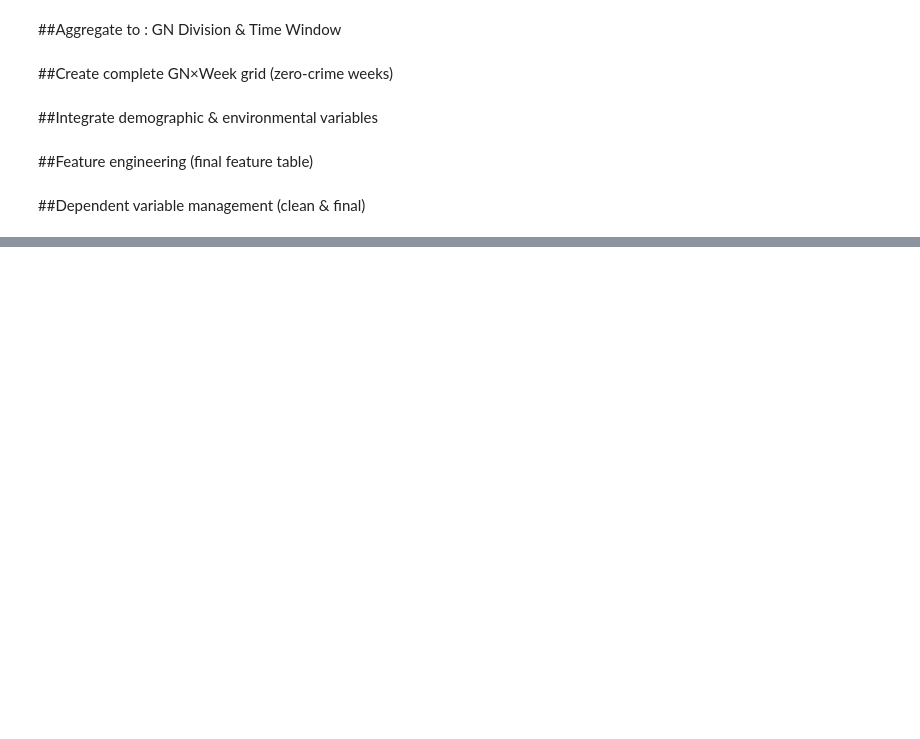
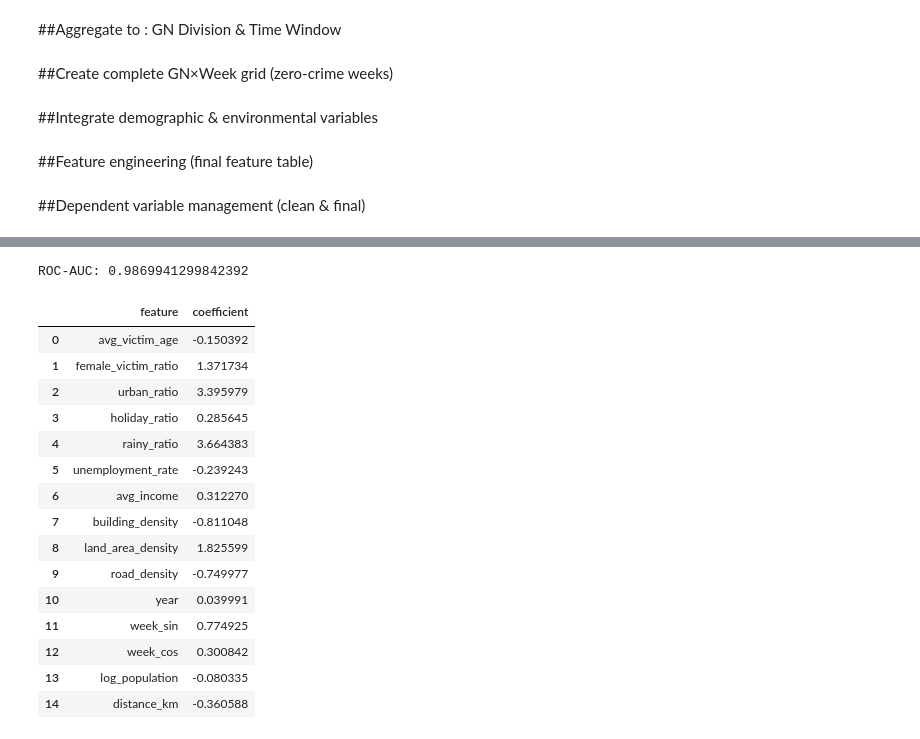
Before and after one commit to Chanthul4054/E-Policing, a Jupyter notebook: notebooks/CausationIdentification.ipynb, the cells around one changed output, grey strips where cells are left out. Cells and saved outputs as stored; diff of their text form; code cells hidden in the pictures; blank space fills up the shorter version.

Commit message:
Add Baseline Model Training for Causative Factor Identification

```diff
--- a/notebooks/CausationIdentification.ipynb
+++ b/notebooks/CausationIdentification.ipynb
@@ -311,0 +443,12 @@ X_test_scaled[scale_cols].describe().loc[['mean','std']]
+# %%
+# Fitting the baseline logistic regression
+
+from sklearn.linear_model import LogisticRegression
+
+logreg_model = LogisticRegression(max_iter=1000,
+                                  class_weight='balanced',
+                                  solver='lbfgs',
+                                  random_state=42
+                                  )
+
+logreg_model.fit(X_train_scaled, y_train)
@@ -311,0 +484,34 @@ X_test_scaled[scale_cols].describe().loc[['mean','std']]
+# %%
+# ROC-AUC
+roc_auc_logrg=roc_auc_score(y_test, y_predic_proba)
+print("ROC-AUC:",roc_auc_logrg)
+# %% [output]
+ROC-AUC: 0.9869941299842392
+# %%
+# Interpreting coefficients - the key causal output
+
+coef_df = pd.DataFrame({
+    'feature': X_train_scaled.columns,
+    'coefficient': logreg_model.coef_[0]
+})
+
+coef_df.sort_values(by='coefficient', ascending=False)
+
+coef_df
+# %% [output]
+|  | feature | coefficient |
+| 0 | avg_victim_age | -0.150392 |
+| 1 | female_victim_ratio | 1.371734 |
+| 2 | urban_ratio | 3.395979 |
+| 3 | holiday_ratio | 0.285645 |
+| 4 | rainy_ratio | 3.664383 |
+| 5 | unemployment_rate | -0.239243 |
+| 6 | avg_income | 0.312270 |
+| 7 | building_density | -0.811048 |
+| 8 | land_area_density | 1.825599 |
+| 9 | road_density | -0.749977 |
+| 10 | year | 0.039991 |
+| 11 | week_sin | 0.774925 |
+| 12 | week_cos | 0.300842 |
+| 13 | log_population | -0.080335 |
+| 14 | distance_km | -0.360588 |
```
Also changed, not shown: parts of 20 cells of this notebook.
